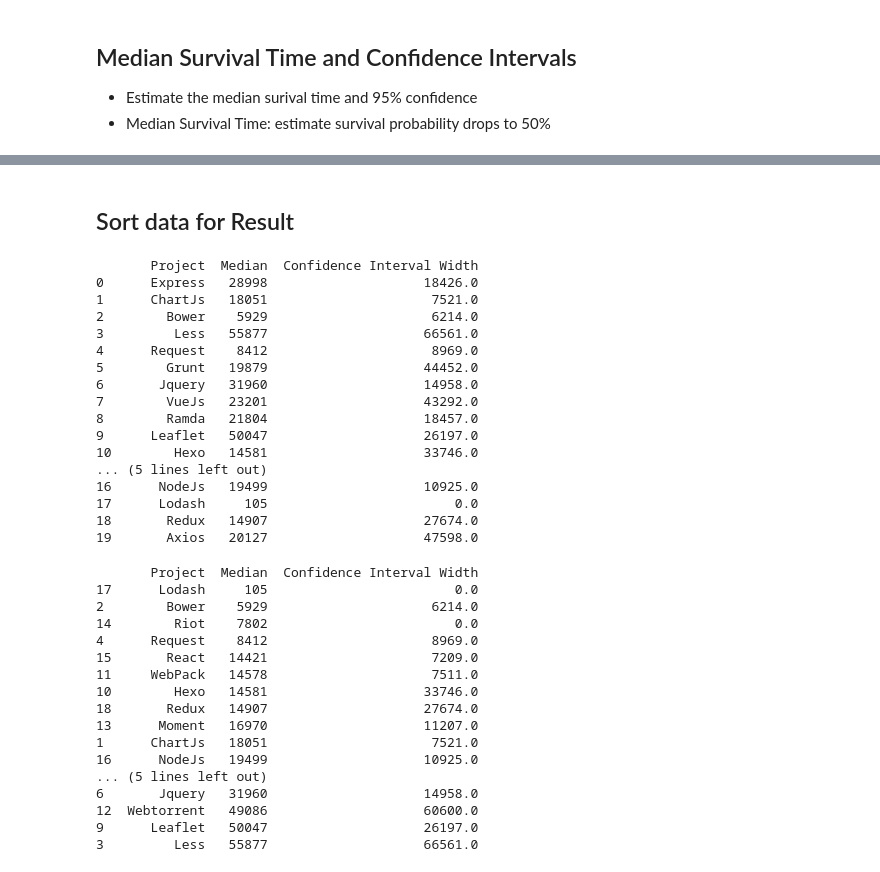
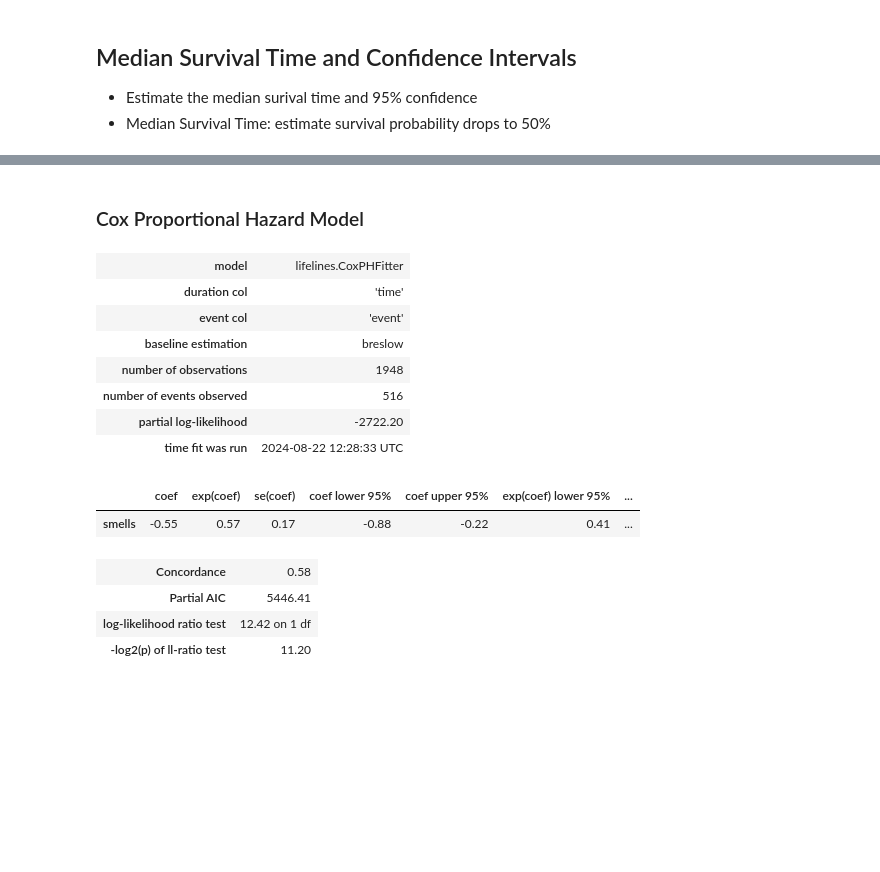
Before and after one commit to call203/SonarQube-code-smell-analysis, a Jupyter notebook: analyze_data-checkpoint.ipynb, the cells around one changed output, grey strips where cells are left out. Drawn from its saved outputs; the diff is of its cells as text; code cells hidden in the pictures; blank space fills up the shorter version.

```diff
--- a/analyze_data-checkpoint.ipynb
+++ b/analyze_data-checkpoint.ipynb
@@ -41,8 +49,9 @@ Create the data frame using SZZ algoritm file and SonarQube code smell file
 def readData():
     data = {}
 
-    szz_f = open('./szz/bower_SZZ_data.json')
-    code_smell_f = open('./SonarQube_smells/bower_project_code_smells.json')
+    ## Need to change the file names
+    szz_f = open('./szz/node_SZZ_data.json')
+    code_smell_f = open('./SonarQube_smells/nodejs_project_code_smells.json')
 
 
     szz_data = json.load(szz_f)
@@ -65,7 +74,7 @@ def readData():
 # %%
 def formatData():
     data = readData()
-    print(data)
+
     time = []
     smells = []
     event =[]
@@ -74,10 +83,10 @@ def formatData():
         time.append(info['time']) if info['time'] is not None else time.append(0)
         smells.append(1) if len(info['smells']) >0  else smells.append(0)
 
+        if info['time'] == None:
             event.append(0)
         else:
             event.append(1)
-
 
     cox_data = {
         'time' : time,
@@ -86,5 +95,4 @@ def formatData():
     }
     print("Length of each array : " )
     print("Time: " + str(len(time)) +" Smells: " + str(len(smells)) + " Event: " + str(len(event)) )
-    print(cox_data)
     return cox_data
@@ -237,48 +162,21 @@ print(median_confidence_interval_)
-# %% [markdown]
-## Sort data for Result
-# %%
-KM_df = pd.DataFrame({'Project':['Express','ChartJs','Bower','Less','Request','Grunt','Jquery','VueJs','Ramda','Leaflet','Hexo','WebPack','Webtorrent','Moment','Riot','React','NodeJs','Lodash','Redux','Axios'],
-                      'Median':[28998,18051,5929,55877,8412,19879, 31960,23201,21804 ,50047,14581,14578,49086,16970,7802,14421,19499,105,14907,20127],
-                      'Confidence Interval Width':[18426.0,7521.0,6214.0, 66561.0,8969.0,44452.0,14958.0,43292.0,18457.0,26197.0,33746.0,7511.0,60600.0,11207.0,0,7209.0,10925.0,0,27674.0,47598.0]})
-
-print(KM_df)
-# %% [output]
-       Project  Median  Confidence Interval Width
-0      Express   28998                    18426.0
-1      ChartJs   18051                     7521.0
-2        Bower    5929                     6214.0
-3         Less   55877                    66561.0
-4      Request    8412                     8969.0
-5        Grunt   19879                    44452.0
-6       Jquery   31960                    14958.0
-7        VueJs   23201                    43292.0
-8        Ramda   21804                    18457.0
-9      Leaflet   50047                    26197.0
-10        Hexo   14581                    33746.0
-... (5 lines left out)
-16      NodeJs   19499                    10925.0
-17      Lodash     105                        0.0
-18       Redux   14907                    27674.0
-19       Axios   20127                    47598.0
-# %%
-sorted_KM_df = KM_df.sort_values(by=['Median','Confidence Interval Width'], ascending=[True,True])
-
-print(sorted_KM_df)
-# %% [output]
-       Project  Median  Confidence Interval Width
-17      Lodash     105                        0.0
-2        Bower    5929                     6214.0
-14        Riot    7802                        0.0
-4      Request    8412                     8969.0
-15       React   14421                     7209.0
-11     WebPack   14578                     7511.0
-10        Hexo   14581                    33746.0
-18       Redux   14907                    27674.0
-13      Moment   16970                    11207.0
-1      ChartJs   18051                     7521.0
-16      NodeJs   19499                    10925.0
-... (5 lines left out)
-6       Jquery   31960                    14958.0
-12  Webtorrent   49086                    60600.0
-9      Leaflet   50047                    26197.0
-3         Less   55877                    66561.0
+# %% [markdown]
+### Cox Proportional Hazard Model
+# %%
+cox = CoxPHFitter()
+cox.fit(df, duration_col='time', event_col='event')
+cox.print_summary()
+# %% [output]
+| model | lifelines.CoxPHFitter |
+| duration col | 'time' |
+| event col | 'event' |
+| baseline estimation | breslow |
+| number of observations | 1948 |
+| number of events observed | 516 |
+| partial log-likelihood | -2722.20 |
+| time fit was run | 2024-08-22 12:28:33 UTC |
+|  | coef | exp(coef) | se(coef) | coef lower 95% | coef upper 95% | exp(coef) lower 95% | ... |
+| smells | -0.55 | 0.57 | 0.17 | -0.88 | -0.22 | 0.41 | ... |
+| Concordance | 0.58 |
+| Partial AIC | 5446.41 |
+| log-likelihood ratio test | 12.42 on 1 df |
+| -log2(p) of ll-ratio test | 11.20 |
```
Also changed, not shown: parts of 17 cells of this notebook, 2 other files.
